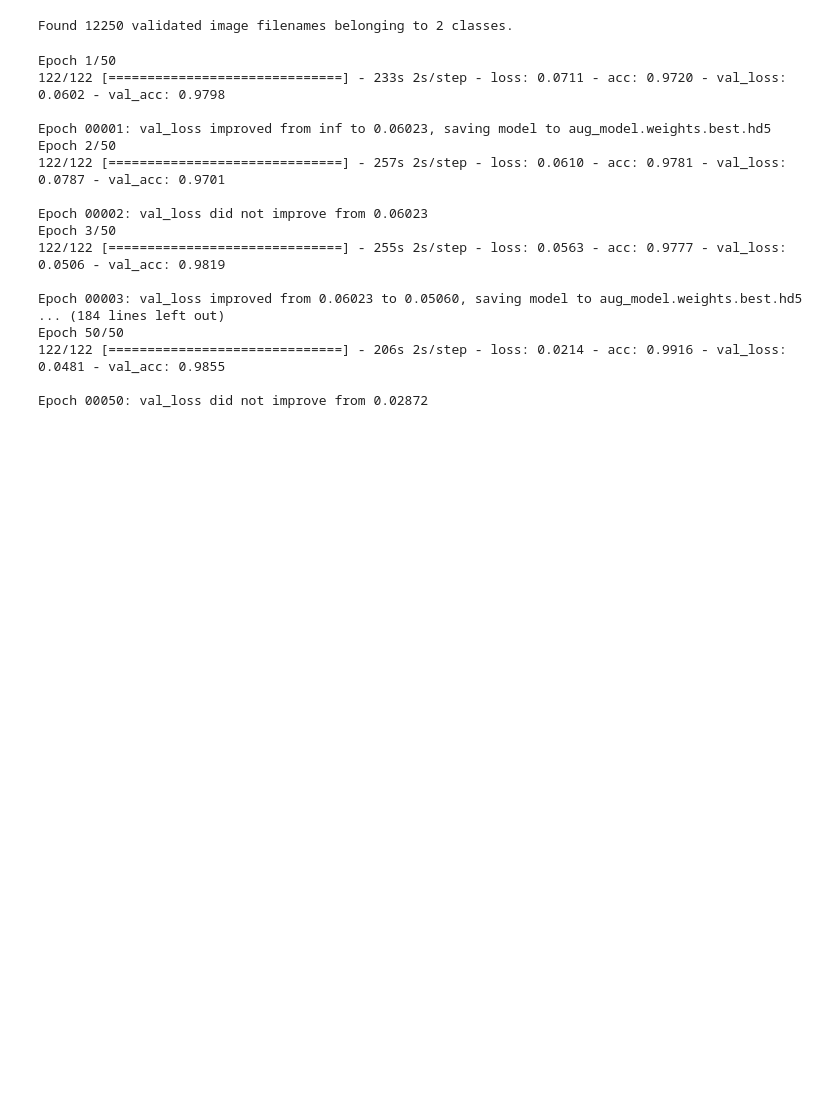
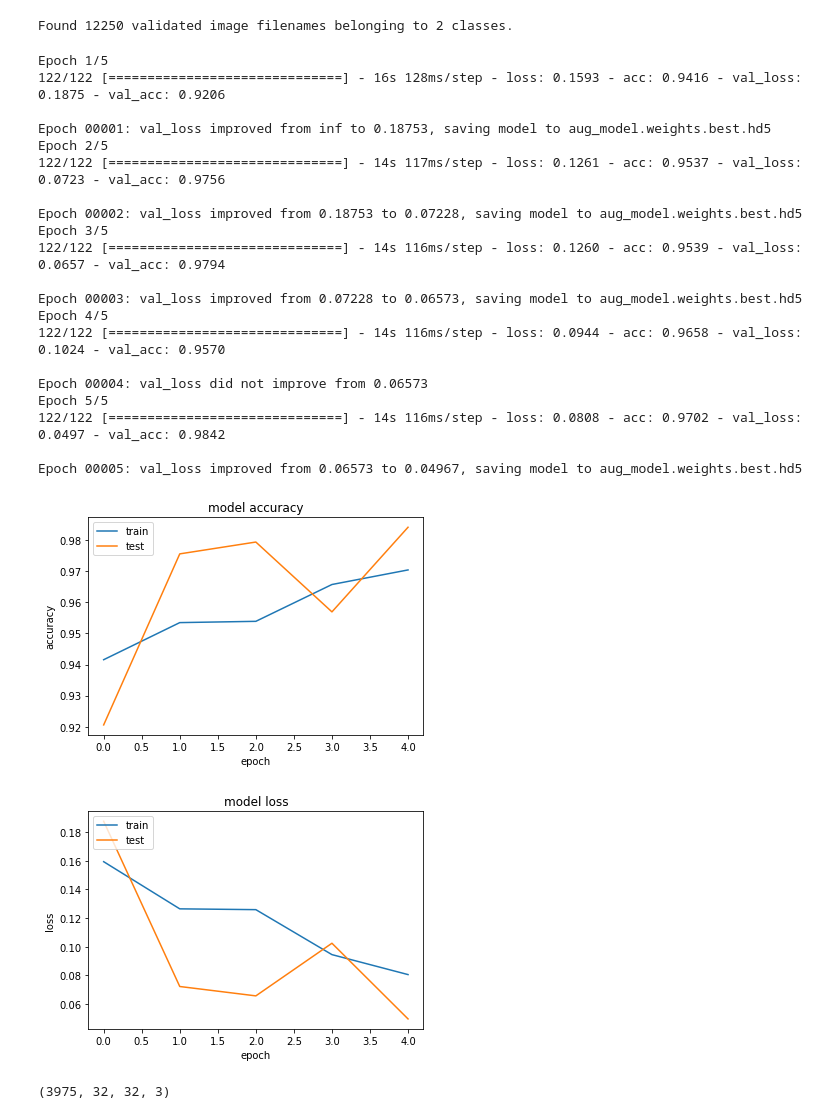
Before and after one commit to tilaprimera/Aerial-Cactus-Identification, a Jupyter notebook: aerial_cactus_identify.ipynb, the cells around one changed output. Drawn from its saved outputs; the diff is of its cells as text; code cells hidden in the pictures; blank space fills up the shorter version.

Commit message:
feat: predict test data

```diff
--- a/aerial_cactus_identify.ipynb
+++ b/aerial_cactus_identify.ipynb
@@ -239,7 +246,7 @@ print(val_rows)
 aug_train_gen = ImageDataGenerator(width_shift_range=0.1, height_shift_range=0.1, horizontal_flip=True, rescale=1./255)
 train_gen = aug_train_gen.flow_from_dataframe(dataframe=train_df[:ind],directory=train_dir,x_col='id',
                                             y_col='has_cactus',class_mode='binary',batch_size=100,
-                                            target_size=(150,150))
+                                            target_size=(32,32))
 # %% [output]
 Found 12250 validated image filenames belonging to 2 classes.
 # %%
@@ -247,22 +254,30 @@ from keras.callbacks import ModelCheckpoint
 checkpointer = ModelCheckpoint(filepath='aug_model.weights.best.hd5', verbose=1, save_best_only=True)
 # %%
 model.compile(loss='binary_crossentropy', optimizer='adam', metrics=['accuracy'])
-history = model.fit_generator(train_gen, epochs=50, steps_per_epoch=train_rows, validation_data=val_gen, validation_steps=val_rows, callbacks=[checkpointer])
+history = model.fit_generator(train_gen, epochs=5, steps_per_epoch=train_rows, validation_data=val_gen, validation_steps=val_rows, callbacks=[checkpointer])
 # %% [output]
-Epoch 1/50
-122/122 [==============================] - 233s 2s/step - loss: 0.0711 - acc: 0.9720 - val_loss: 0.0602 - val_acc: 0.9798
+Epoch 1/5
+122/122 [==============================] - 16s 128ms/step - loss: 0.1593 - acc: 0.9416 - val_loss: 0.1875 - val_acc: 0.9206
 
-Epoch 00001: val_loss improved from inf to 0.06023, saving model to aug_model.weights.best.hd5
-Epoch 2/50
-122/122 [==============================] - 257s 2s/step - loss: 0.0610 - acc: 0.9781 - val_loss: 0.0787 - val_acc: 0.9701
+Epoch 00001: val_loss improved from inf to 0.18753, saving model to aug_model.weights.best.hd5
+Epoch 2/5
+122/122 [==============================] - 14s 117ms/step - loss: 0.1261 - acc: 0.9537 - val_loss: 0.0723 - val_acc: 0.9756
 
-Epoch 00002: val_loss did not improve from 0.06023
-Epoch 3/50
-122/122 [==============================] - 255s 2s/step - loss: 0.0563 - acc: 0.9777 - val_loss: 0.0506 - val_acc: 0.9819
+Epoch 00002: val_loss improved from 0.18753 to 0.07228, saving model to aug_model.weights.best.hd5
+Epoch 3/5
+122/122 [==============================] - 14s 116ms/step - loss: 0.1260 - acc: 0.9539 - val_loss: 0.0657 - val_acc: 0.9794
 
-Epoch 00003: val_loss improved from 0.06023 to 0.05060, saving model to aug_model.weights.best.hd5
-... (184 lines left out)
-Epoch 50/50
-122/122 [==============================] - 206s 2s/step - loss: 0.0214 - acc: 0.9916 - val_loss: 0.0481 - val_acc: 0.9855
+Epoch 00003: val_loss improved from 0.07228 to 0.06573, saving model to aug_model.weights.best.hd5
+Epoch 4/5
+122/122 [==============================] - 14s 116ms/step - loss: 0.0944 - acc: 0.9658 - val_loss: 0.1024 - val_acc: 0.9570
 
-Epoch 00050: val_loss did not improve from 0.02872
+Epoch 00004: val_loss did not improve from 0.06573
+Epoch 5/5
+122/122 [==============================] - 14s 116ms/step - loss: 0.0808 - acc: 0.9702 - val_loss: 0.0497 - val_acc: 0.9842
+
+Epoch 00005: val_loss improved from 0.06573 to 0.04967, saving model to aug_model.weights.best.hd5
+# %%
+plot_history(history)
+# %% [output]
+[figure, added]
+[figure, added]
@@ -268,0 +286,14 @@ Epoch 00050: val_loss did not improve from 0.02872
+# %%
+import os
+x_test = []
+ids = []
+for f in os.listdir(test_dir):
+    ids.append(f.split('.')[0])
+    path = os.path.join(test_dir, f)
+    pil_arr = np.asarray(Image.open(path))
+    x_test.append(pil_arr)
+x_test = np.array(x_test)
+print(x_test.shape)
+x_test = x_test.astype('float32')/255
+# %% [output]
+(3975, 32, 32, 3)
```
Also changed, not shown: parts of 12 cells of this notebook.
